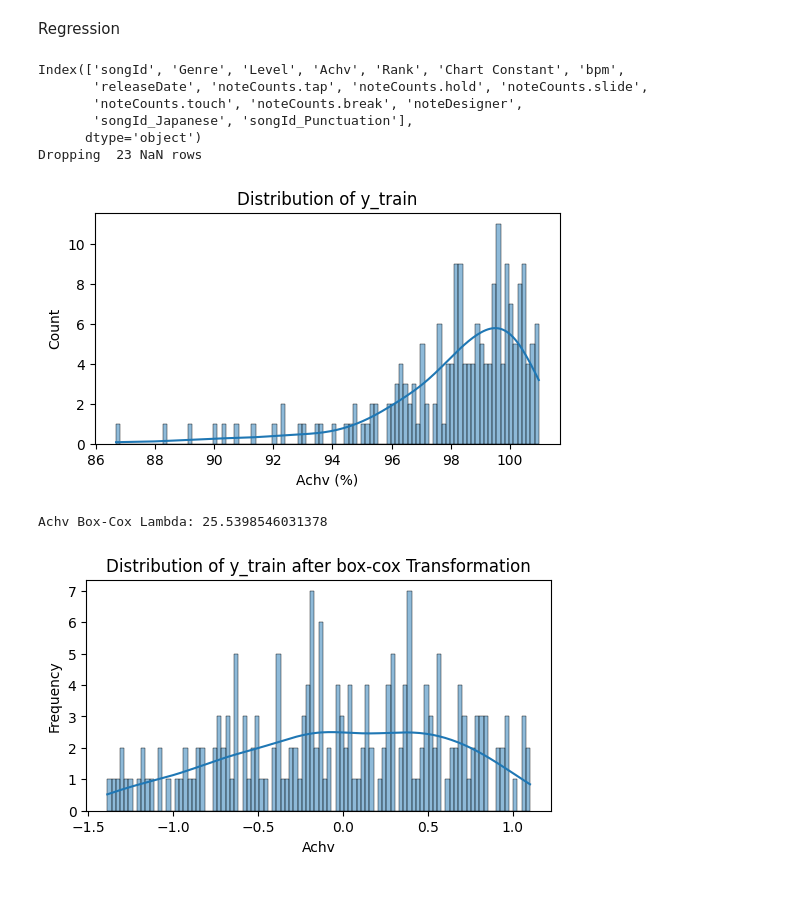
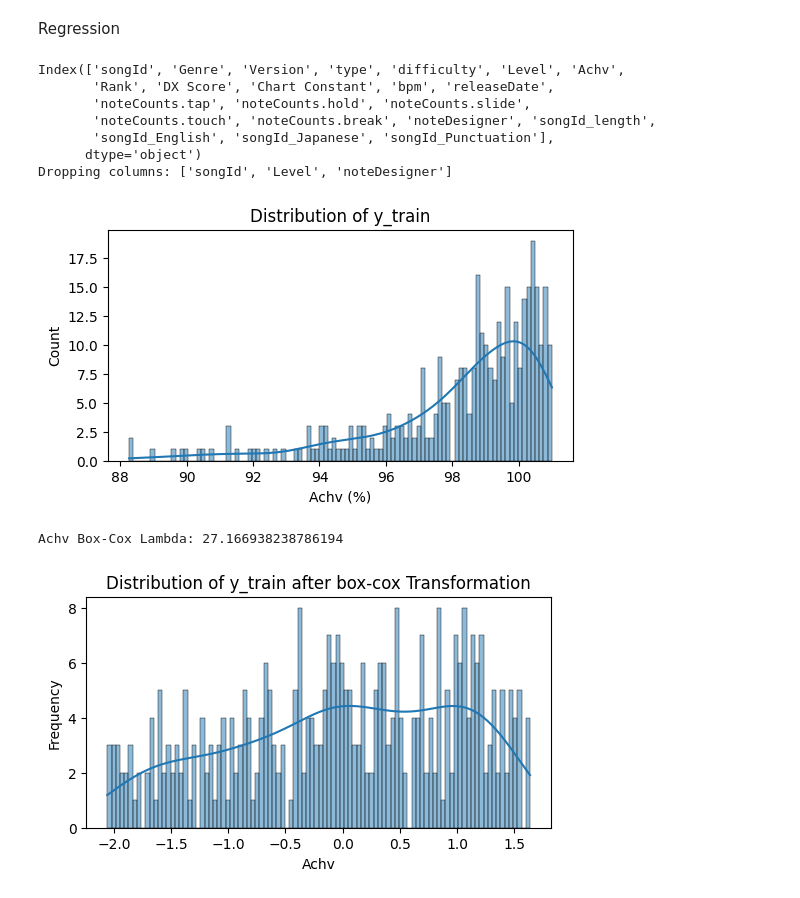
Before and after one commit to eric15342335/maimai-dx-regression, a Jupyter notebook: model.ipynb, the cells around one changed output. Drawn from its saved outputs; the diff is of its cells as text; code cells hidden in the pictures.

```diff
--- a/model.ipynb
+++ b/model.ipynb
@@ -296,18 +289,20 @@ Rows with missing values:
 note_count_columns = [
     "noteCounts.tap",
     "noteCounts.hold",
+    "noteCounts.slide",
     "noteCounts.touch",
     "noteCounts.break",
 ]
 
-for column in note_count_columns:
-    # Fill missing noteCounts value with median of the same Level
-    median_values = merged_df.groupby("Level")[column].median()
-    merged_df.fillna({column: merged_df["Level"].map(median_values)}, inplace=True)
+for col in note_count_columns:
+    if col in merged_df.columns:
+        merged_df[col] = pd.to_numeric(merged_df[col], errors="coerce")
 
-# Scale to match DX Score calculation
-total_notes = merged_df[note_count_columns].sum(axis=1)
+merged_df[note_count_columns] = merged_df[note_count_columns].fillna(0)
+
+total_notes = merged_df[note_count_columns].sum(axis=1).replace(0, 1)
 merged_df["noteCounts.total"] = merged_df["DX Score"] / 3
+
 merged_df[note_count_columns] = (
     merged_df[note_count_columns]
     .multiply(merged_df["noteCounts.total"] / total_notes, axis=0)
@@ -549,13 +538,7 @@ difficulty (Achv: -0.13, count: 1): [noteCounts.slide (0.67)]
 # Drop collinear columns
 merged_df.drop(
     columns=[
-        "DX Score",
-        "Version",
         "noteCounts.total",
-        "type",
-        "songId_English",
-        "difficulty",
-        "songId_length",
     ],
     inplace=True,
 )
@@ -596,23 +579,24 @@ numerical_features = (
 )
 categorical_features = ["Genre"]
 
-# Ignore NaN in unused features
+drop_columns = [
+    feature
+    for feature in merged_df.columns
+    if feature not in numerical_features + categorical_features + ["Achv", "Rank"]
+]
+print(f"Dropping columns: {drop_columns}")
 merged_df.drop(
-    columns=[
-        feature
-        for feature in merged_df.columns
-        if feature not in numerical_features + categorical_features + ["Achv", "Rank"]
-    ],
+    columns=drop_columns,
     inplace=True,
 )
 
-print("Dropping ", merged_df.isna().any(axis=1).sum(), "NaN rows")
 merged_df.dropna(inplace=True)
 # %% [output]
-Index(['songId', 'Genre', 'Level', 'Achv', 'Rank', 'Chart Constant', 'bpm',
-       'releaseDate', 'noteCounts.tap', 'noteCounts.hold', 'noteCounts.slide',
-       'noteCounts.touch', 'noteCounts.break', 'noteDesigner',
-       'songId_Japanese', 'songId_Punctuation'],
+Index(['songId', 'Genre', 'Version', 'type', 'difficulty', 'Level', 'Achv',
+       'Rank', 'DX Score', 'Chart Constant', 'bpm', 'releaseDate',
+       'noteCounts.tap', 'noteCounts.hold', 'noteCounts.slide',
+       'noteCounts.touch', 'noteCounts.break', 'noteDesigner', 'songId_length',
+       'songId_English', 'songId_Japanese', 'songId_Punctuation'],
       dtype='object')
-Dropping  23 NaN rows
+Dropping columns: ['songId', 'Level', 'noteDesigner']
 # %%
@@ -639,39 +623,39 @@ TRANSFORM_ACHV = ["box-cox", "log", "none"][0]
 if TRANSFORM_ACHV == "box-cox":
     # Convert non-linear Achv score to a (almost) gaussian like distribution
     y_train, achv_boxcox_lambda = stats.boxcox(y_train)
     y_test = stats.boxcox(y_test, lmbda=achv_boxcox_lambda)
-    # Normalization
-    boxcox_scaler = RobustScaler()
-    y_train = boxcox_scaler.fit_transform(y_train.reshape(-1, 1)).ravel()
-    y_test = boxcox_scaler.transform(y_test.reshape(-1, 1)).ravel()
+    # The target variable now has crazy large values, so we normalize it
+    scaler = StandardScaler()
+    y_train = scaler.fit_transform(y_train.reshape(-1, 1)).flatten()
+    y_test = scaler.transform(y_test.reshape(-1, 1)).flatten()
     print(f"Achv Box-Cox Lambda: {achv_boxcox_lambda}")
 elif TRANSFORM_ACHV == "log":
     y_train = np.log(y_train / (101 - y_train))
     y_test = np.log(y_test / (101 - y_test))
 else:
     pass
 
 plt.figure(figsize=(6, 3))
 sns.histplot(y_train, bins=100, kde=True)
 plt.title(f"Distribution of y_train after {TRANSFORM_ACHV} Transformation")
 plt.xlabel("Achv")
 plt.ylabel("Frequency")
 plt.show()
 
 
 def Achv_inverse_transform(y_transformed):
     if TRANSFORM_ACHV == "box-cox":
         # Inverse Box-Cox transformation
         y = np.asarray(y_transformed).reshape(-1, 1)
-        y = boxcox_scaler.inverse_transform(y).ravel()
+        y = scaler.inverse_transform(y).flatten()
         y = scipy.special.inv_boxcox(y, achv_boxcox_lambda)
     elif TRANSFORM_ACHV == "log":
         y = 101 / (1 + np.exp(-y_transformed))
     else:
         y = y_transformed
     return y
 # %% [output]
-[figure, old version]
+[figure, new version]
-Achv Box-Cox Lambda: 25.5398546031378
+Achv Box-Cox Lambda: 27.166938238786194
-[figure, old version]
+[figure, new version]
 # %%
```
Also changed, not shown: parts of 28 cells of this notebook, 2 other files.
